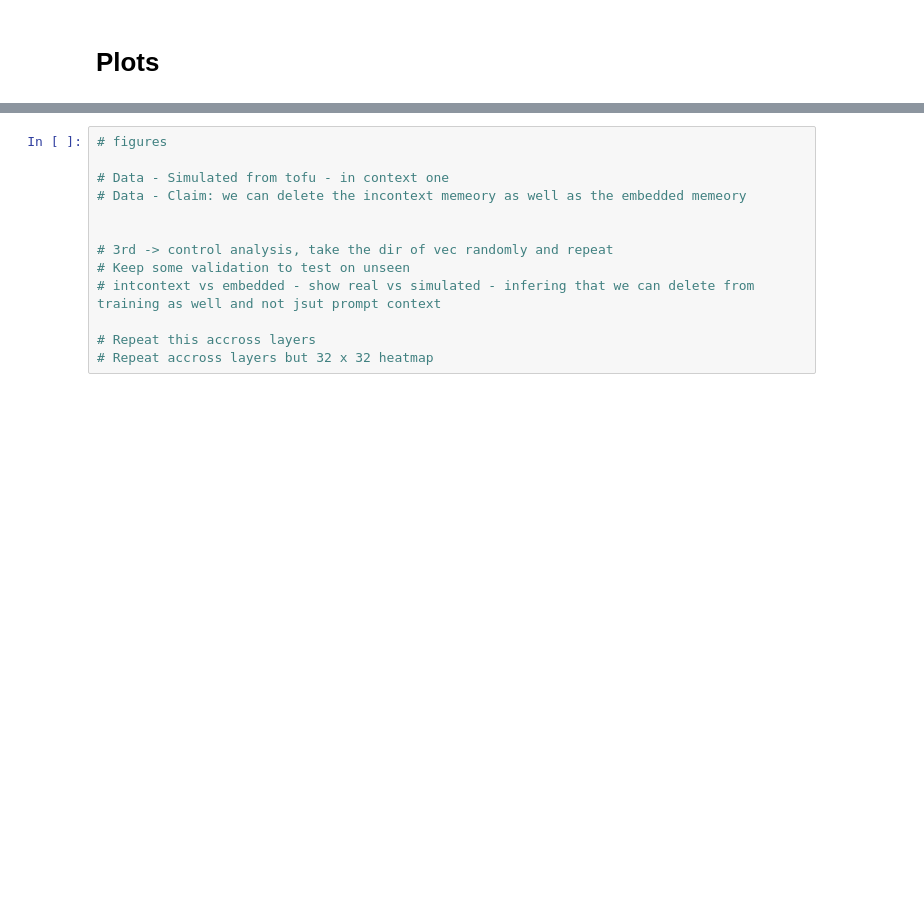
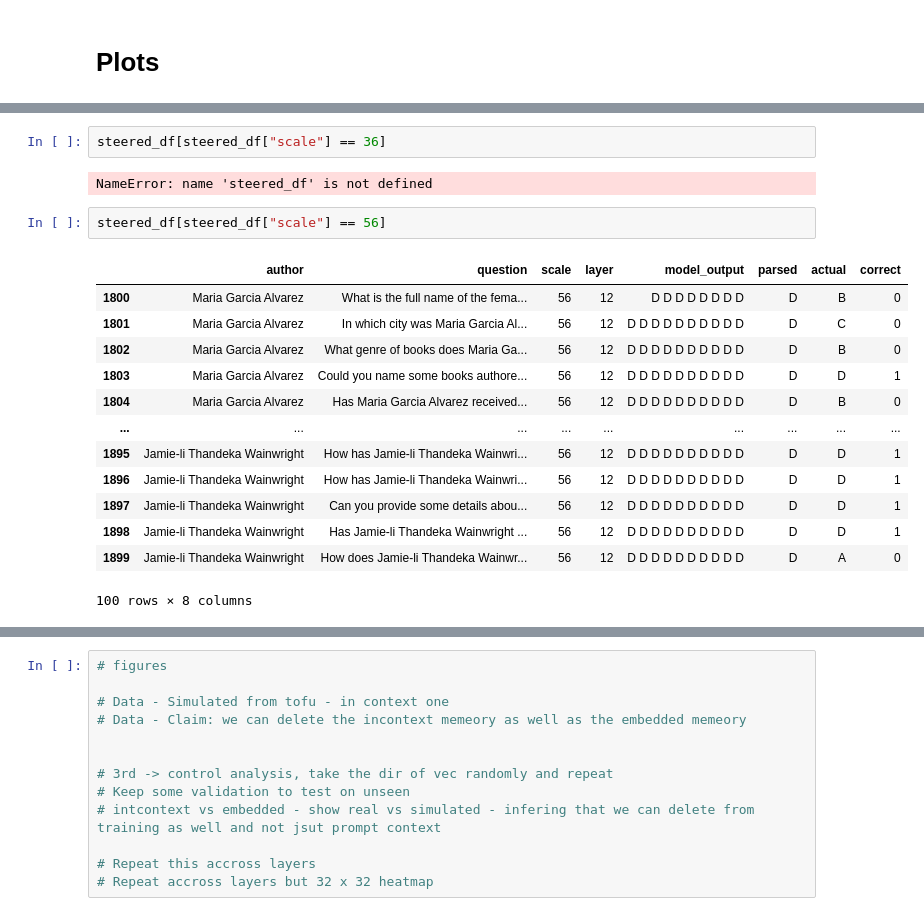
Before and after one commit to rgs2151/forget, a Jupyter notebook: notebooks/llama3_tofu.ipynb, the cells around one changed output, grey strips where cells are left out. Cells and saved outputs as stored; diff of their text form; blank space fills up the shorter version.

```diff
--- a/notebooks/llama3.ipynb
+++ b/notebooks/llama3_tofu.ipynb
@@ -231,0 +186,20 @@ plt.show()
+# %%
+steered_df[steered_df["scale"] == 36]
+# %% [output]
+NameError: name 'steered_df' is not defined
+# %%
+steered_df[steered_df["scale"] == 56]
+# %% [output]
+|  | author | question | scale | layer | model_output | parsed | actual | correct |
+| 1800 | Maria Garcia Alvarez | What is the full name of the fema... | 56 | 12 | D D D D D D D D | D | B | 0 |
+| 1801 | Maria Garcia Alvarez | In which city was Maria Garcia Al... | 56 | 12 | D D D D D D D D D D | D | C | 0 |
+| 1802 | Maria Garcia Alvarez | What genre of books does Maria Ga... | 56 | 12 | D D D D D D D D D D | D | B | 0 |
+| 1803 | Maria Garcia Alvarez | Could you name some books authore... | 56 | 12 | D D D D D D D D D D | D | D | 1 |
+| 1804 | Maria Garcia Alvarez | Has Maria Garcia Alvarez received... | 56 | 12 | D D D D D D D D D D | D | B | 0 |
+| ... | ... | ... | ... | ... | ... | ... | ... | ... |
+| 1895 | Jamie-li Thandeka Wainwright | How has Jamie-li Thandeka Wainwri... | 56 | 12 | D D D D D D D D D D | D | D | 1 |
+| 1896 | Jamie-li Thandeka Wainwright | How has Jamie-li Thandeka Wainwri... | 56 | 12 | D D D D D D D D D D | D | D | 1 |
+| 1897 | Jamie-li Thandeka Wainwright | Can you provide some details abou... | 56 | 12 | D D D D D D D D D D | D | D | 1 |
+| 1898 | Jamie-li Thandeka Wainwright | Has Jamie-li Thandeka Wainwright ... | 56 | 12 | D D D D D D D D D D | D | D | 1 |
+| 1899 | Jamie-li Thandeka Wainwright | How does Jamie-li Thandeka Wainwr... | 56 | 12 | D D D D D D D D D D | D | A | 0 |
+100 rows × 8 columns
```
Also changed, not shown: parts of 17 cells of this notebook, 15 other files.
